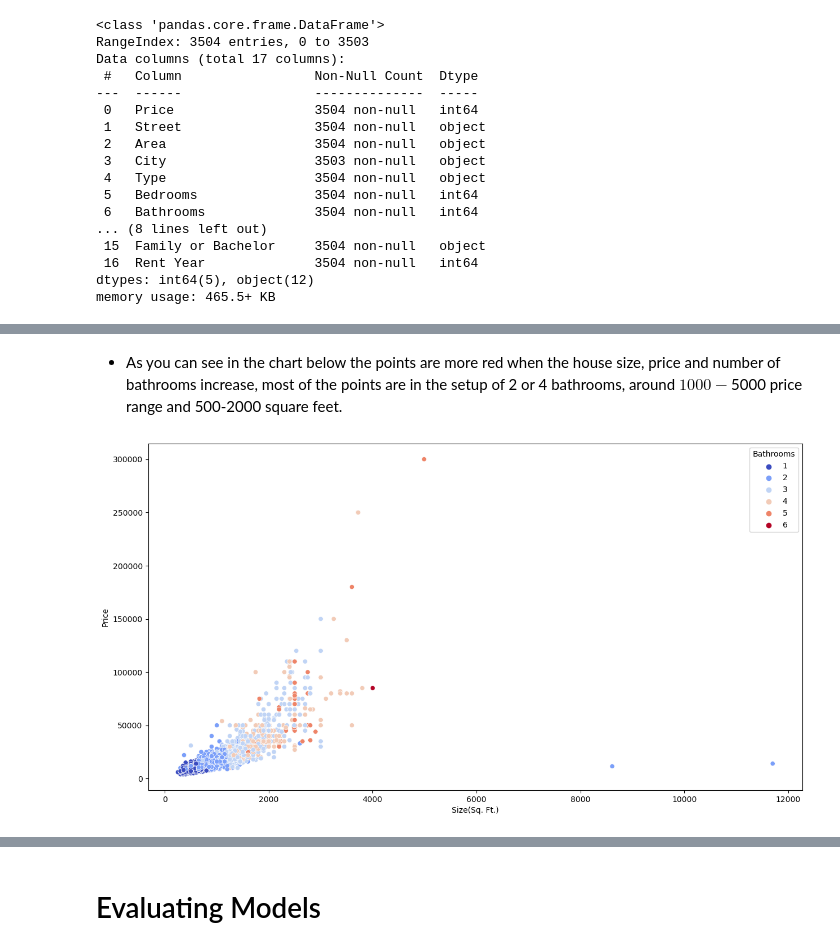
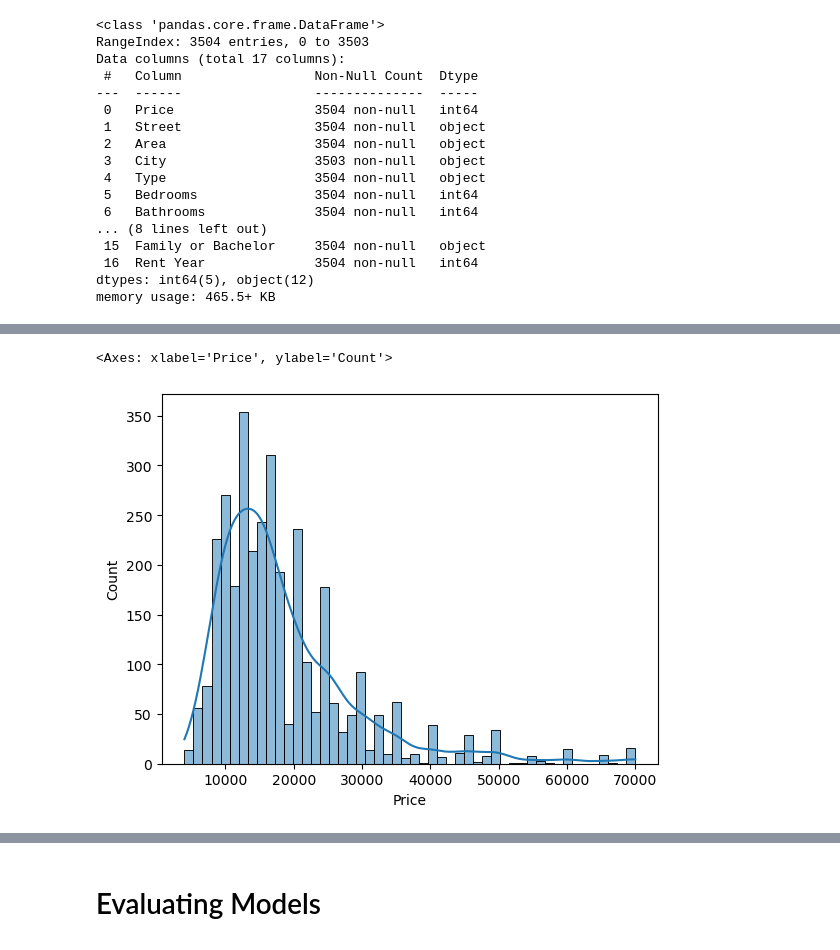
Before and after one commit to jhonnovax/House-Price-Prediction, a Jupyter notebook: house-price-prediction.ipynb, the cells around one changed output, grey strips where cells are left out. Cells and saved outputs as stored; diff of their text form; code cells hidden in the pictures.

```diff
--- a/house-price-prediction.ipynb
+++ b/house-price-prediction.ipynb
@@ -167,0 +292,8 @@ df.drop(columns=['City'], inplace = True)
+# %%
+# Check for outliers and how to remove them
+from scipy.stats import zscore
+numeric_columns = df.select_dtypes(include=[np.number]).columns
+z_scores = np.abs(zscore(df[numeric_columns]))
+outliers_mask = (z_scores < 3).all(axis=1)  # Adjust the threshold as needed (e.g., 3)
+df = df[outliers_mask]
+df
@@ -360,7 +325,0 @@ RENT YEAR :[2017 2018 2016]
-# %%
-from sklearn.preprocessing import LabelEncoder
-object_cols = filter(lambda x: x not in ['Price', 'Bedrooms', 'Bathrooms', 'Size(Sq. Ft.)', 'Rent Year'], df.columns)
-label_encoder = LabelEncoder()
-for col in object_cols:
-    label_encoder.fit(df[col])
-    df[col] = label_encoder.transform(df[col])
@@ -386,8 +326,5 @@ plt.show()
-# %% [markdown]
-- As you can see in the chart below the points are more red when the house size, price and number of bathrooms increase, most of the points are in the setup of 2 or 4 bathrooms, around $1000-$5000 price range and 500-2000 square feet.
-# %%
-plt.figure(figsize=(15,8))
-sns.scatterplot(x=df['Size(Sq. Ft.)'], y=df['Price'], data=df, hue='Bathrooms', palette='coolwarm')
-plt.show()
-# %% [output]
-[figure, removed]
+# %%
+sns.histplot(df['Price'], kde=True)
+# %% [output]
+<Axes: xlabel='Price', ylabel='Count'>
+[figure, added]
```
Also changed, not shown: parts of 73 cells of this notebook.
